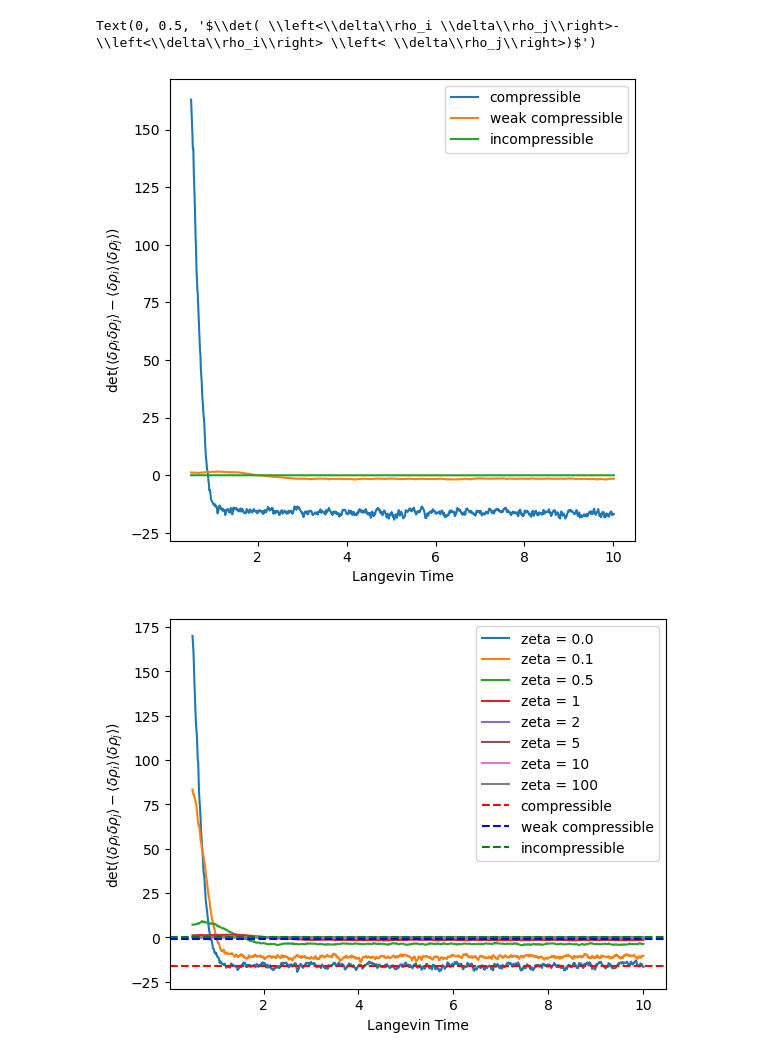
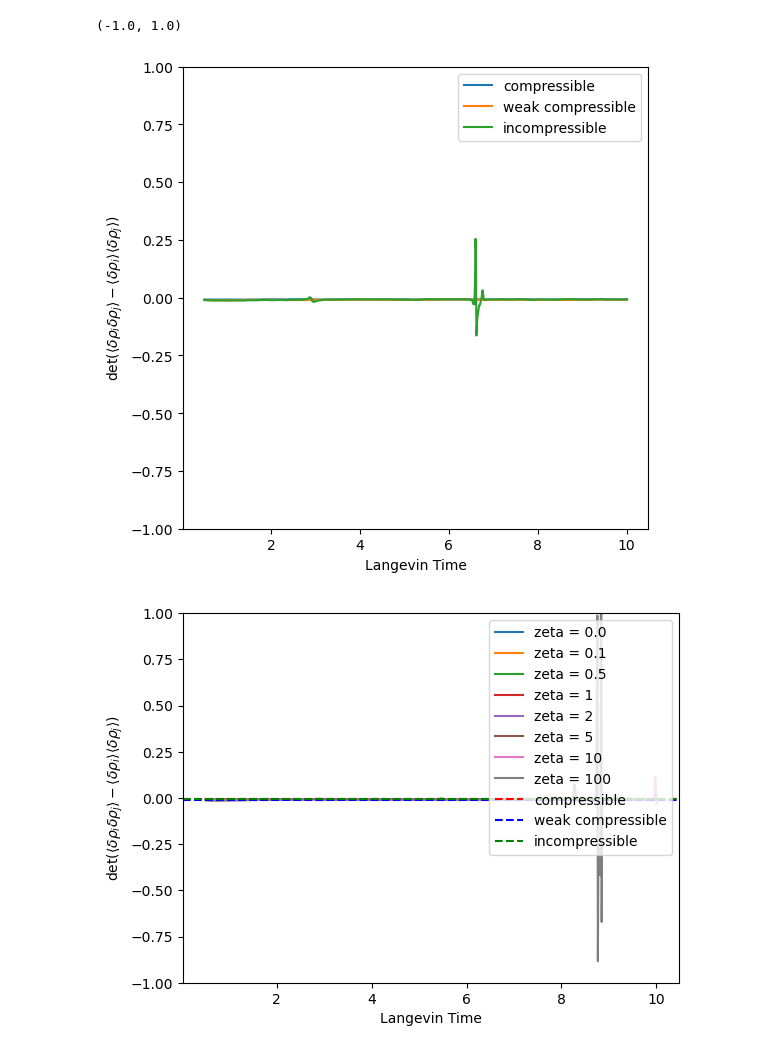
Before and after one commit to timothysyquah/ProjectionToySDE, a Jupyter notebook: python_version/model_2point.ipynb, the cells around one changed output. Saved outputs shown, nothing was run; the diff lists cells and outputs as text; code cells hidden in the pictures.

```diff
--- a/python_version/model_2point.ipynb
+++ b/python_version/model_2point.ipynb
@@ -11,9 +11,9 @@ phiB = 1-phiA
 chi = 1.0
 rho0 = 1.0
 nx = 1000
-zA = 1e3
-zB = 1e3
-tmax = 10
+zA = 1.0
+zB = 1.0
+tmax = 10.0
 dt = 0.01
 zetalist = [0.0,0.1,0.5,1,2,5,10,100]
 
@@ -36,11 +36,15 @@ for base in model_list:
     sde = sde_int(w0,base,_model.wick)
     w,t, = sde.Euler_Maruyama(tmax,dt,lambdat,SCFT = False)
     corrlist.append(_model.getCorrelation_list(w))
+    print(np.sum(_model.getDensity(w[-1])[0]))
+
 wlist_zeta = []
 corrlist_zeta = []
 for zeta in zetalist:
+    print(zeta)
     sde = _model.init_weakcompressible(zeta)
 
     sde = sde_int(w0,_model.dHdw_weakcompressible,_model.wick)
     w,t, = sde.Euler_Maruyama(tmax,dt,lambdat,SCFT = False)
+    print(np.sum(_model.getDensity(w[-1])[0]))
     corrlist_zeta.append(_model.getCorrelation_list(w))
@@ -50,35 +74,35 @@ for zeta in zetalist:
 offset = 50
 label = ['compressible','weak compressible','incompressible']
 import matplotlib.pyplot as plt
 plt.figure(figsize = (6,6))
 
 for i, corr in enumerate(corrlist):
     corr = np.array(corr)
     plt.plot(t[offset:],np.linalg.det(corr[offset:,:,:])/rho0,label = label[i])
 plt.legend()
 plt.xlabel('Langevin Time')
 plt.ylabel(r'$\det( \left<\delta\rho_i \delta\rho_j\right>-\left<\delta\rho_i\right> \left< \delta\rho_j\right>)$')
-# plt.ylim(-10.0,5.0)
+plt.ylim(-1.0,1.0)
 
 
 
 plt.figure()
 for i in range(len(corrlist_zeta)):
     corr = np.array(corrlist_zeta[i])
     plt.plot(t[offset:],np.linalg.det(corr[offset:,:,:])/rho0,label = 'zeta = '+str(zetalist[i]))
 offset = 100
 
 color = ['r','b','g']
 for i, corr in enumerate(corrlist):
     corr = np.array(corr)
     plt.axhline(np.mean(np.linalg.det(corr[offset:,:,:])/rho0),label = label[i],linestyle = '--',color = color[i])
 
 plt.legend()
 plt.xlabel('Langevin Time')
 plt.ylabel(r'$\det( \left<\delta\rho_i \delta\rho_j\right>-\left<\delta\rho_i\right> \left< \delta\rho_j\right>)$')
-# plt.ylim(-10.0,5.0)
+plt.ylim(-1.0,1.0)
     # plt.plot(t,corr[:,1,1])
 # %% [output]
-Text(0, 0.5, '$\\det( \\left<\\delta\\rho_i \\delta\\rho_j\\right>-\\left<\\delta\\rho_i\\right> \\left< \\delta\\rho_j\\right>)$')
+(-1.0, 1.0)
-[figure, old version]
+[figure, new version]
-[figure, old version]
+[figure, new version]
```
Also changed, not shown: parts of 1 cell of this notebook, 2 other files.
